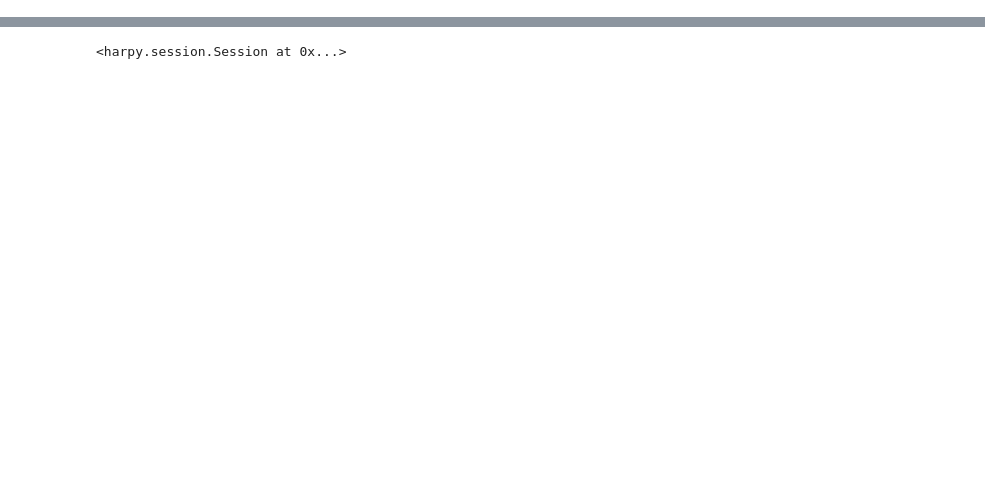
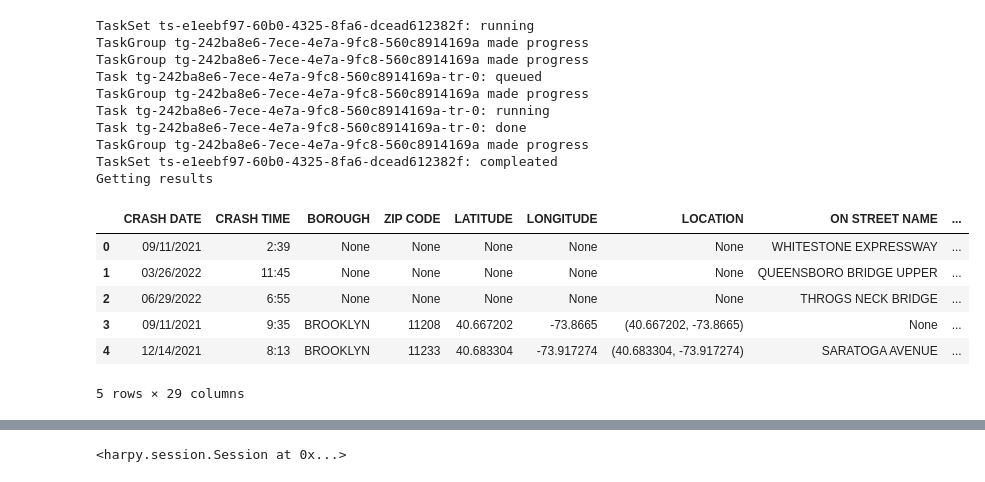
Before and after one commit to OpenHarpy/harpy, a Jupyter notebook: pyharpy/notebook.ipynb, the cells around one changed output, grey strips where cells are left out. Drawn from its saved outputs; the diff is of its cells as text; code cells hidden in the pictures; blank space fills up the shorter version.

```diff
--- a/pyharpy/notebook.ipynb
+++ b/pyharpy/notebook.ipynb
@@ -8,6 +8,4 @@ from harpy import (
     TaskSetResults
 )
 
-session = Session(
-
-).create_session()
+session = Session().create_session()
@@ -46,0 +139,20 @@ SQLException: Query failed with error: b'Traceback (most recent call last):\n  F
+# %%
+session.sql("SELECT * FROM read_parquet('/Volumes/data/motor_colisions/file_0.parquet')").head()
+# %% [output]
+TaskSet ts-e1eebf97-60b0-4325-8fa6-dcead612382f: running
+TaskGroup tg-242ba8e6-7ece-4e7a-9fc8-560c8914169a made progress
+TaskGroup tg-242ba8e6-7ece-4e7a-9fc8-560c8914169a made progress
+Task tg-242ba8e6-7ece-4e7a-9fc8-560c8914169a-tr-0: queued
+TaskGroup tg-242ba8e6-7ece-4e7a-9fc8-560c8914169a made progress
+Task tg-242ba8e6-7ece-4e7a-9fc8-560c8914169a-tr-0: running
+Task tg-242ba8e6-7ece-4e7a-9fc8-560c8914169a-tr-0: done
+TaskGroup tg-242ba8e6-7ece-4e7a-9fc8-560c8914169a made progress
+TaskSet ts-e1eebf97-60b0-4325-8fa6-dcead612382f: compleated
+Getting results
+|  | CRASH DATE | CRASH TIME | BOROUGH | ZIP CODE | LATITUDE | LONGITUDE | LOCATION | ON STREET NAME | ... |
+| 0 | 09/11/2021 | 2:39 | None | None | None | None | None | WHITESTONE EXPRESSWAY | ... |
+| 1 | 03/26/2022 | 11:45 | None | None | None | None | None | QUEENSBORO BRIDGE UPPER | ... |
+| 2 | 06/29/2022 | 6:55 | None | None | None | None | None | THROGS NECK BRIDGE | ... |
+| 3 | 09/11/2021 | 9:35 | BROOKLYN | 11208 | 40.667202 | -73.8665 | (40.667202, -73.8665) | None | ... |
+| 4 | 12/14/2021 | 8:13 | BROOKLYN | 11233 | 40.683304 | -73.917274 | (40.683304, -73.917274) | SARATOGA AVENUE | ... |
+5 rows × 29 columns
```
Also changed, not shown: parts of 13 cells of this notebook, 15 other files.
